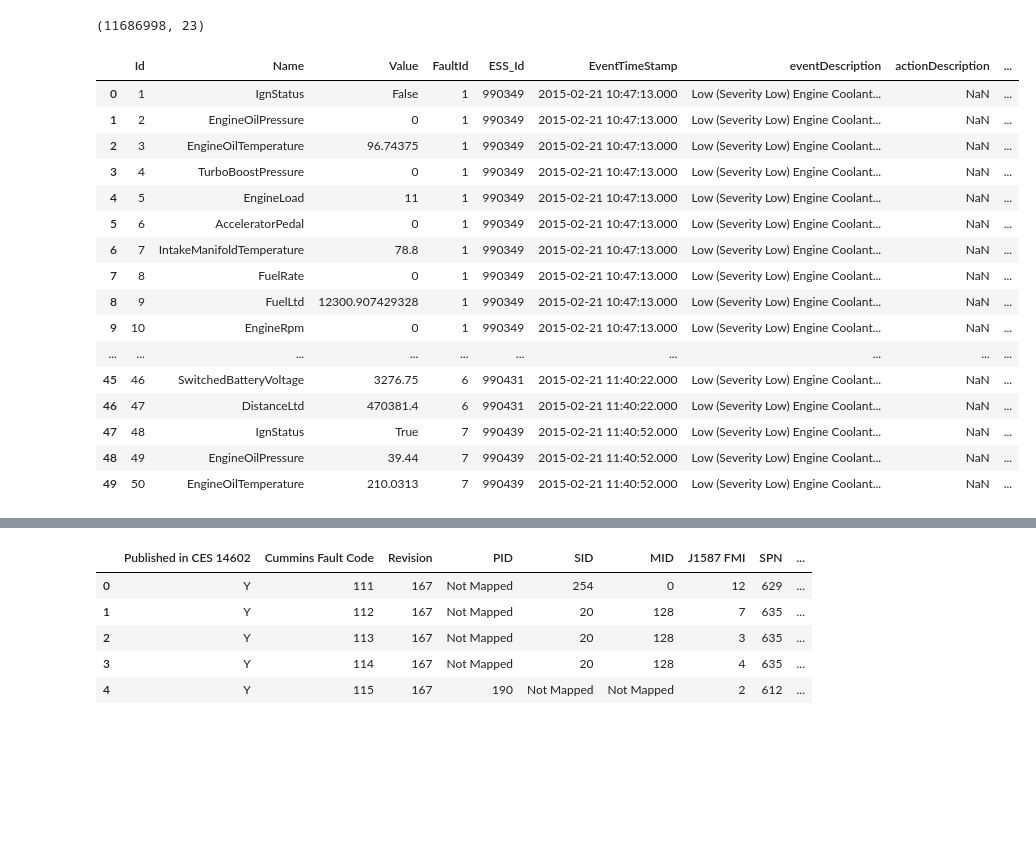
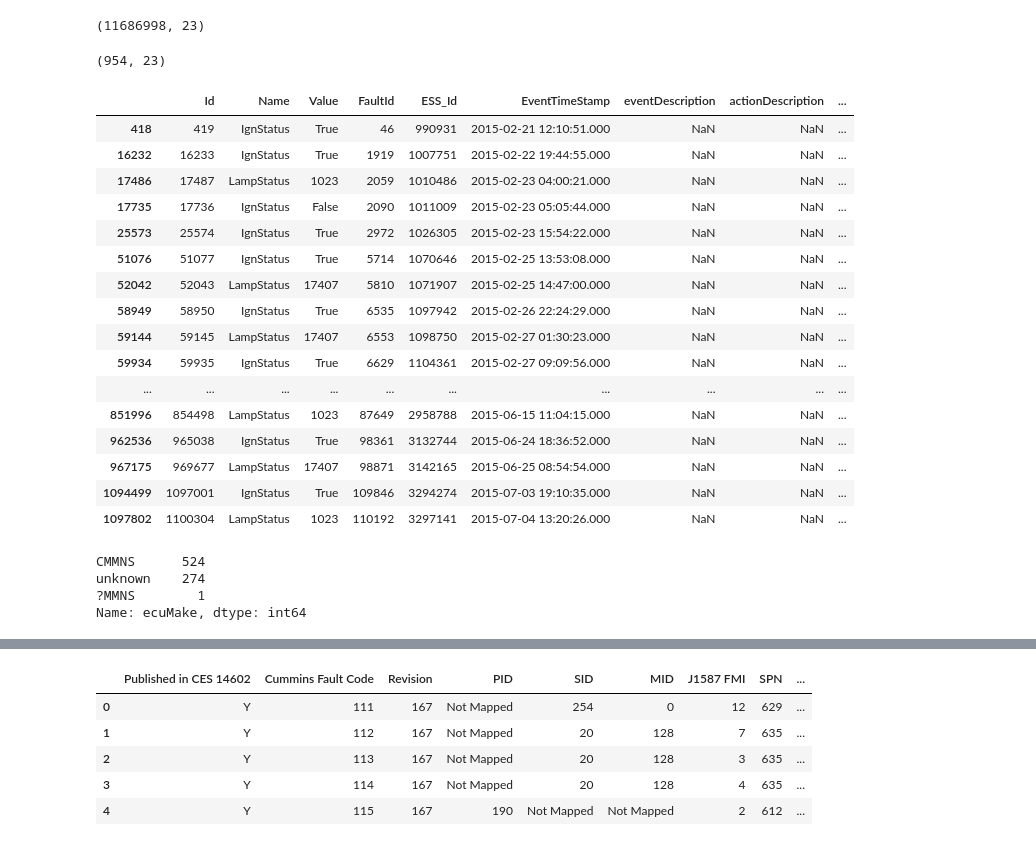
Before and after one commit to berneskaracay/dq-8-predicting-engine-derates-starfish, a Jupyter notebook: dq8.ipynb, the cells around one changed output, grey strips where cells are left out. Drawn from its saved outputs; the diff is of its cells as text; code cells hidden in the pictures; blank space fills up the shorter version.

```diff
--- a/dq8.ipynb
+++ b/dq8.ipynb
@@ -102,7 +102,3 @@ diagnostic.head()
 | 2 | 3 | EngineOilTemperature | 96.74375 | 1 |
 | 3 | 4 | TurboBoostPressure | 0 | 1 |
 | 4 | 5 | EngineLoad | 11 | 1 |
-# %%
-diagnostic.loc[diagnostic["Value"]=="False","Value"]=-9999
-# %%
-diagnostic.loc[diagnostic["Value"]=="True","Value"]=-9997
@@ -121,23 +108,38 @@ merged=pd.merge(diagnostic,faults,on="FaultId",how="inner")
 merged.shape
 # %% [output]
 (11686998, 23)
+# %%
+derated=merged.loc[(((merged["spn"]==5246) & (merged["fmi"]==0)) | ((merged["spn"]==5246) & (merged["fmi"]==15)) | ((merged["spn"]==5246) & (merged["fmi"]==16))),:]
+# %%
+derated.shape
+# %% [output]
+(954, 23)
+# %%
+derated=derated.drop_duplicates(subset=['EquipmentID', 'EventTimeStamp'], keep="first")
 # %%
-merged.head(50)
+derated.head(50)
 # %% [output]
 |  | Id | Name | Value | FaultId | ESS_Id | EventTimeStamp | eventDescription | actionDescription | ... |
-| 0 | 1 | IgnStatus | False | 1 | 990349 | 2015-02-21 10:47:13.000 | Low (Severity Low) Engine Coolant... | NaN | ... |
-| 1 | 2 | EngineOilPressure | 0 | 1 | 990349 | 2015-02-21 10:47:13.000 | Low (Severity Low) Engine Coolant... | NaN | ... |
-| 2 | 3 | EngineOilTemperature | 96.74375 | 1 | 990349 | 2015-02-21 10:47:13.000 | Low (Severity Low) Engine Coolant... | NaN | ... |
-| 3 | 4 | TurboBoostPressure | 0 | 1 | 990349 | 2015-02-21 10:47:13.000 | Low (Severity Low) Engine Coolant... | NaN | ... |
-| 4 | 5 | EngineLoad | 11 | 1 | 990349 | 2015-02-21 10:47:13.000 | Low (Severity Low) Engine Coolant... | NaN | ... |
-| 5 | 6 | AcceleratorPedal | 0 | 1 | 990349 | 2015-02-21 10:47:13.000 | Low (Severity Low) Engine Coolant... | NaN | ... |
-| 6 | 7 | IntakeManifoldTemperature | 78.8 | 1 | 990349 | 2015-02-21 10:47:13.000 | Low (Severity Low) Engine Coolant... | NaN | ... |
-| 7 | 8 | FuelRate | 0 | 1 | 990349 | 2015-02-21 10:47:13.000 | Low (Severity Low) Engine Coolant... | NaN | ... |
-| 8 | 9 | FuelLtd | 12300.907429328 | 1 | 990349 | 2015-02-21 10:47:13.000 | Low (Severity Low) Engine Coolant... | NaN | ... |
-| 9 | 10 | EngineRpm | 0 | 1 | 990349 | 2015-02-21 10:47:13.000 | Low (Severity Low) Engine Coolant... | NaN | ... |
+| 418 | 419 | IgnStatus | True | 46 | 990931 | 2015-02-21 12:10:51.000 | NaN | NaN | ... |
+| 16232 | 16233 | IgnStatus | True | 1919 | 1007751 | 2015-02-22 19:44:55.000 | NaN | NaN | ... |
+| 17486 | 17487 | LampStatus | 1023 | 2059 | 1010486 | 2015-02-23 04:00:21.000 | NaN | NaN | ... |
+| 17735 | 17736 | IgnStatus | False | 2090 | 1011009 | 2015-02-23 05:05:44.000 | NaN | NaN | ... |
+| 25573 | 25574 | IgnStatus | True | 2972 | 1026305 | 2015-02-23 15:54:22.000 | NaN | NaN | ... |
+| 51076 | 51077 | IgnStatus | True | 5714 | 1070646 | 2015-02-25 13:53:08.000 | NaN | NaN | ... |
+| 52042 | 52043 | LampStatus | 17407 | 5810 | 1071907 | 2015-02-25 14:47:00.000 | NaN | NaN | ... |
+| 58949 | 58950 | IgnStatus | True | 6535 | 1097942 | 2015-02-26 22:24:29.000 | NaN | NaN | ... |
+| 59144 | 59145 | LampStatus | 17407 | 6553 | 1098750 | 2015-02-27 01:30:23.000 | NaN | NaN | ... |
+| 59934 | 59935 | IgnStatus | True | 6629 | 1104361 | 2015-02-27 09:09:56.000 | NaN | NaN | ... |
 | ... | ... | ... | ... | ... | ... | ... | ... | ... | ... |
-| 45 | 46 | SwitchedBatteryVoltage | 3276.75 | 6 | 990431 | 2015-02-21 11:40:22.000 | Low (Severity Low) Engine Coolant... | NaN | ... |
-| 46 | 47 | DistanceLtd | 470381.4 | 6 | 990431 | 2015-02-21 11:40:22.000 | Low (Severity Low) Engine Coolant... | NaN | ... |
-| 47 | 48 | IgnStatus | True | 7 | 990439 | 2015-02-21 11:40:52.000 | Low (Severity Low) Engine Coolant... | NaN | ... |
-| 48 | 49 | EngineOilPressure | 39.44 | 7 | 990439 | 2015-02-21 11:40:52.000 | Low (Severity Low) Engine Coolant... | NaN | ... |
-| 49 | 50 | EngineOilTemperature | 210.0313 | 7 | 990439 | 2015-02-21 11:40:52.000 | Low (Severity Low) Engine Coolant... | NaN | ... |
+| 851996 | 854498 | LampStatus | 1023 | 87649 | 2958788 | 2015-06-15 11:04:15.000 | NaN | NaN | ... |
+| 962536 | 965038 | IgnStatus | True | 98361 | 3132744 | 2015-06-24 18:36:52.000 | NaN | NaN | ... |
+| 967175 | 969677 | LampStatus | 17407 | 98871 | 3142165 | 2015-06-25 08:54:54.000 | NaN | NaN | ... |
+| 1094499 | 1097001 | IgnStatus | True | 109846 | 3294274 | 2015-07-03 19:10:35.000 | NaN | NaN | ... |
+| 1097802 | 1100304 | LampStatus | 1023 | 110192 | 3297141 | 2015-07-04 13:20:26.000 | NaN | NaN | ... |
+# %%
+derated["ecuMake"].value_counts()
+# %% [output]
+CMMNS      524
+unknown    274
+?MMNS        1
+Name: ecuMake, dtype: int64
```
Also changed, not shown: parts of 13 cells of this notebook, 1 other file.
